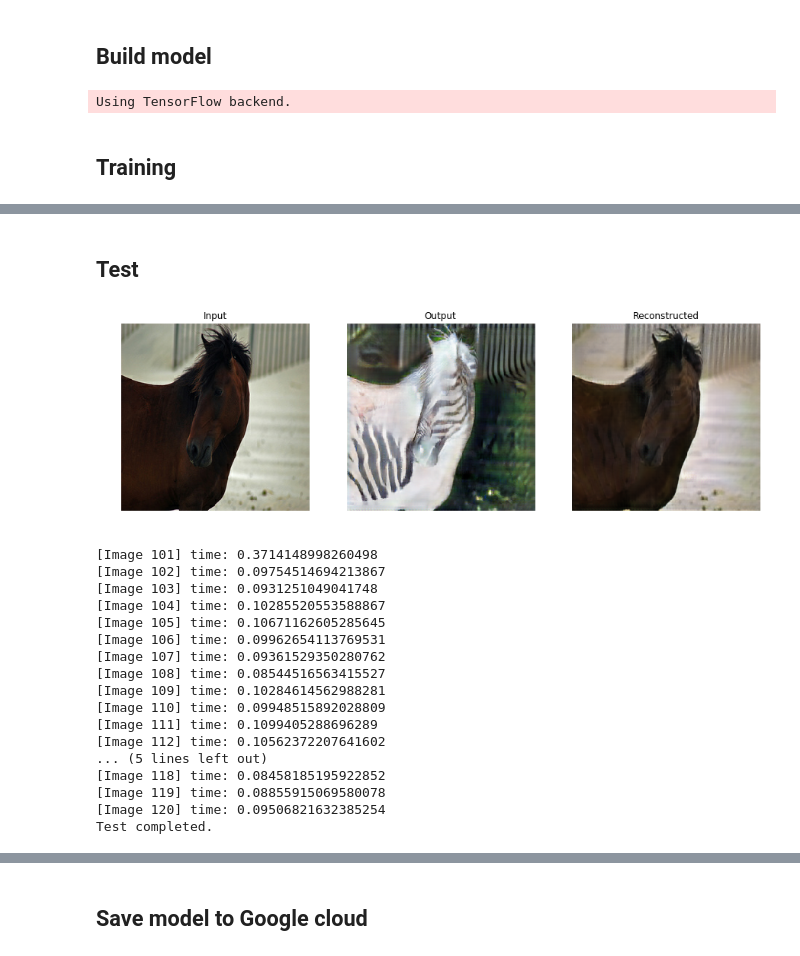
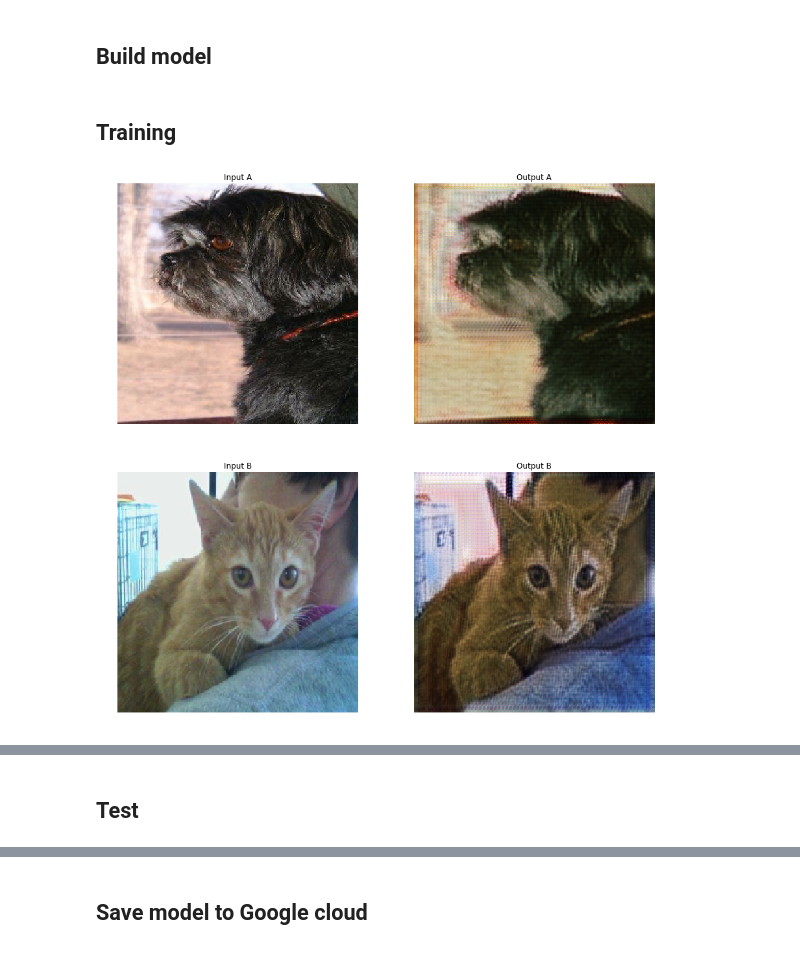
Before and after one commit to neilsun2009/CycleGAN, a Jupyter notebook: src/cycle_gan.ipynb, the cells around one changed output, grey strips where cells are left out. Drawn from its saved outputs; the diff is of its cells as text; code cells hidden in the pictures.

Commit message:
[update] unet model

```diff
--- a/src/cycle_gan.ipynb
+++ b/src/cycle_gan.ipynb
@@ -20,13 +20,14 @@ from model import CycleGAN
 
 gan = CycleGAN(mode='train', base='resnet', verbose=False)
 gan.build()
-gan.compile(learning_rate=2e-4)
+gan.compile(learning_rate=2e-4, cycle_loss_weight=10, identity_loss_weight=1,
+            disc_loss_weight=1, disc_2_loss_weight=0)
-# %% [output]
-Using TensorFlow backend.
 # %% [markdown]
 ## Training
 # %%
-gan.train('../dataset/summer2winter_yosemite/trainA/*.jpg', '../dataset/summer2winter_yosemite/trainB/*.jpg', epochs=200, decay_from=100,
-          steps_per_epoch=1000, batch_size=1, image_save_path='../output/20190314/', model_save_path='../models/20190314/',
+gan.train('../dataset/cat2dog/training_set/dogs/*.jpg', '../dataset/cat2dog/training_set/cats/*.jpg', epochs=200, decay_from=100,
+          steps_per_epoch=1000, true_label_value=1, batch_size=1, image_save_path='../output/20190318/', model_save_path='../models/20190318/',
           save_image_every_step=100, save_model_every_epoch=1,
-          show_image=True, load_model=False, model_load_path='../models/20190314/')
+          show_image=True, load_model=False, model_load_path='../models/20190318/')
+# %% [output]
+[figure, added]
@@ -35,25 +53,6 @@ gan.train('../dataset/summer2winter_yosemite/trainA/*.jpg', '../dataset/summer2w
 # %%
 gan.test('../dataset/horse2zebra/testA/*.jpg', '../models/20190313/model-gan.h5', is_a2b=True,
          batch_size=1, image_save_path='../output/horse2zebra/testA/', show_image=True, show_image_every_step=50)
-# %% [output]
-[figure, removed]
-[Image 101] time: 0.3714148998260498
-[Image 102] time: 0.09754514694213867
-[Image 103] time: 0.0931251049041748
-[Image 104] time: 0.10285520553588867
-[Image 105] time: 0.10671162605285645
-[Image 106] time: 0.09962654113769531
-[Image 107] time: 0.09361529350280762
-[Image 108] time: 0.08544516563415527
-[Image 109] time: 0.10284614562988281
-[Image 110] time: 0.09948515892028809
-[Image 111] time: 0.1099405288696289
-[Image 112] time: 0.10562372207641602
-... (5 lines left out)
-[Image 118] time: 0.08458185195922852
-[Image 119] time: 0.08855915069580078
-[Image 120] time: 0.09506821632385254
-Test completed.
 # %%
 gan.test('../dataset/horse2zebra/testB/*.jpg', '../models/20190313/model-gan.h5', is_a2b=False,
          batch_size=1, image_save_path='../output/horse2zebra/testB/', show_image=True, show_image_every_step=50)
```
Also changed, not shown: parts of 2 cells of this notebook, 5 other files.
